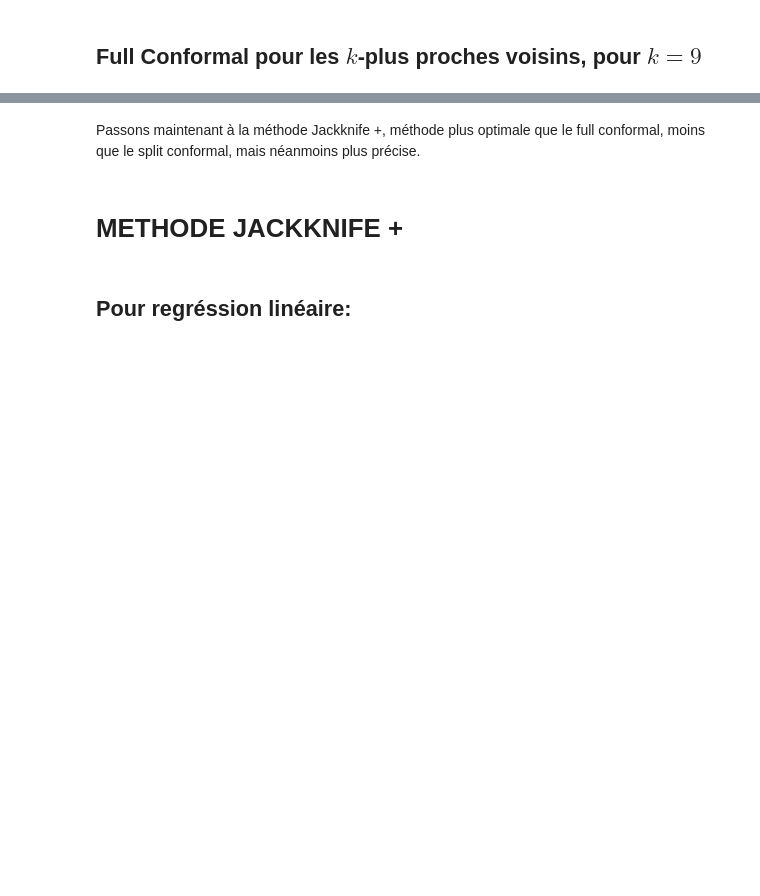
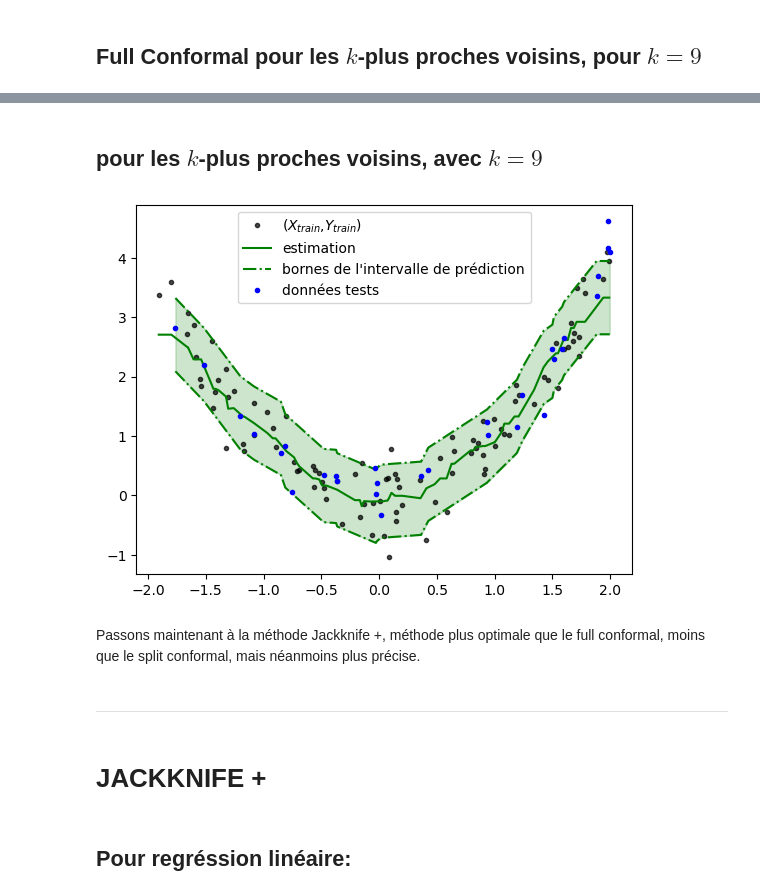
Before and after one commit to emilio-pcrd/Conformal-Prediction, a Jupyter notebook: conformal_prediction_TER_le_bon.ipynb, the cells around one changed output, grey strips where cells are left out. Saved outputs shown, nothing was run; the diff lists cells and outputs as text; code cells hidden in the pictures; blank space fills up the shorter version.

```diff
--- a/conformal_prediction_TER_le_bon.ipynb
+++ b/conformal_prediction_TER_le_bon.ipynb
@@ -256,0 +164,20 @@ plt.show()
+# %%
+def split_conformal_prediction(x_cal, y_cal, X_train, Y_train, reg, beta):
+
+    '''
+    x_cal, y_cal : données de calibrations, vecteurs
+    X_train, Y_train : données  d'entraînement pour le modèle, vecteurs
+    reg : algorithme qui va entraîner notre modèle et estimer
+    beta = 1 - alpha, niveau de confiance choisi
+
+    '''
+    n_cal=x_cal.shape[0]
+    reg.fit(X_train, Y_train)
+
+    V=np.zeros(n_cal)
+    for i in range(n_cal):
+        V[i] = np.abs(y_cal[i]-reg.predict(x_cal[i].reshape(-1,1))) #calcul des scores
+
+    quantile = np.quantile(V,beta*(1+1/n_cal)) #quantile 1 - alpha de la fonction score empirique
+
+    return quantile
@@ -256,0 +227,2 @@ plt.show()
+# %% [markdown]
+## pour les $k$-plus proches voisins, avec $k=9$
@@ -257,6 +241,33 @@ plt.show()
+# %%
+## tracé de l'intervalle de prédiction pour les k plus proches voisins
+
+reg_neigh.fit(X_train, Y_train)
+SCP = split_conformal_prediction(X_cal, Y_cal, X_train, Y_train, reg_neigh, 0.9)
+
+plt.plot(X_train.reshape(-1,),Y_train, 'k.', alpha=.7, label="($X_{train}$,$Y_{train}$)")
+plt.plot(np.sort(X_train[:,0]), reg_neigh.predict(np.sort(X_train[:,0]).reshape(-1,1)), color='green',label='estimation') # affichage de nos y estimés
+
+idx = np.argsort(np.ravel(x_test))
+
+low = reg_neigh.predict(x_test[idx]) - np.full(shape=(1,n_test), fill_value=SCP)
+high = reg_neigh.predict(x_test[idx]) + np.full(shape=(1,n_test), fill_value=SCP)
+
+plt.plot(x_test[idx], low.ravel() , 'g-.',label="bornes de l'intervalle de prédiction")
+plt.plot(x_test[idx], high.ravel(), 'g-.')
+
+plt.fill_between(x_test[idx].reshape(-1,), low.ravel(), high.ravel(),color='green',alpha=.2)
+
+plt.plot(x_test,y_test,'b.', label='données tests')
+
+plt.legend()
+plt.show()
+# %% [output]
+[figure, new version]
 # %% [markdown]
 Passons maintenant à la méthode Jackknife +, méthode plus optimale que le full conformal, moins que le split conformal, mais néanmoins plus précise.
+# %% [markdown]
+***
 # %% [markdown]
-# METHODE JACKKNIFE +
+# **JACKKNIFE +**
 # %%
 def Jackknife_av_pred(x,X_train,Y_train,reg, alpha):
```
Also changed, not shown: parts of 71 cells of this notebook.
